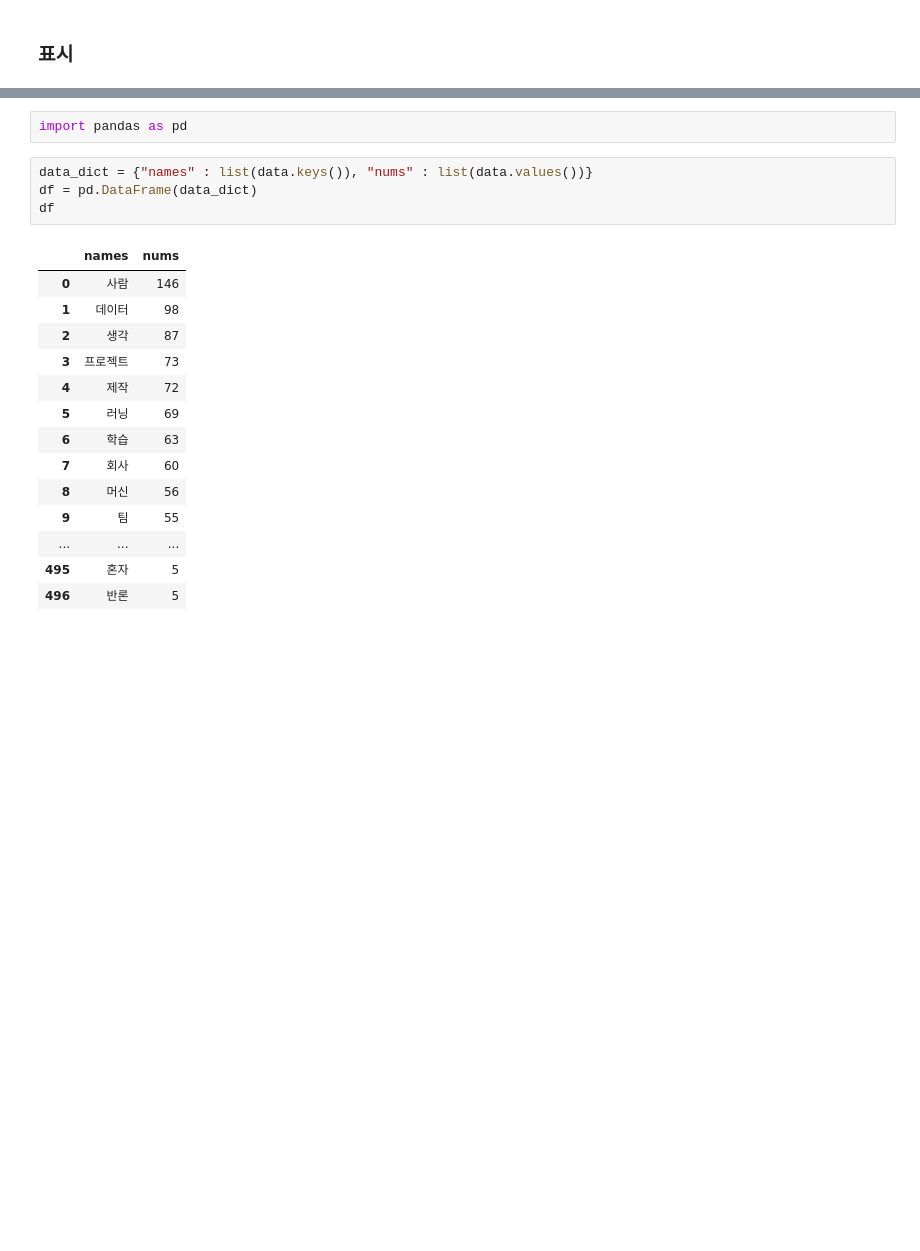
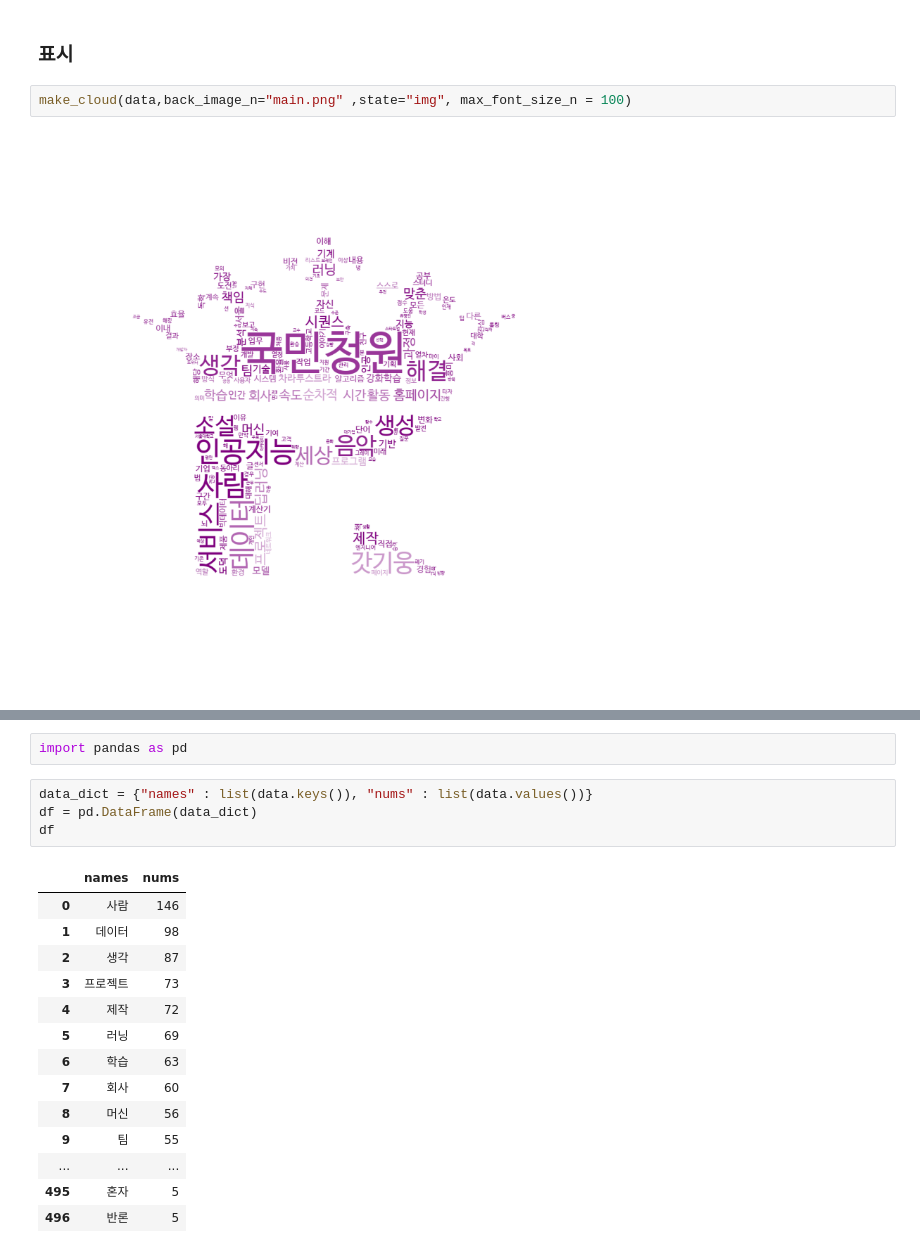
Before and after one commit to gyunggyung/Multipurpose_Word_Cloud, a Jupyter notebook: main.ipynb, the cells around one changed output, grey strips where cells are left out. Cells and saved outputs as stored; diff of their text form; blank space fills up the shorter version.

```diff
--- a/main.ipynb
+++ b/main.ipynb
@@ -145,2 +272,6 @@ del(data["각"])
 # %% [markdown]
 ### 표시
+# %%
+make_cloud(data,back_image_n="main.png" ,state="img", max_font_size_n = 100)
+# %% [output]
+[figure, added]
```
Also changed, not shown: parts of 15 cells of this notebook, 6 other files.
